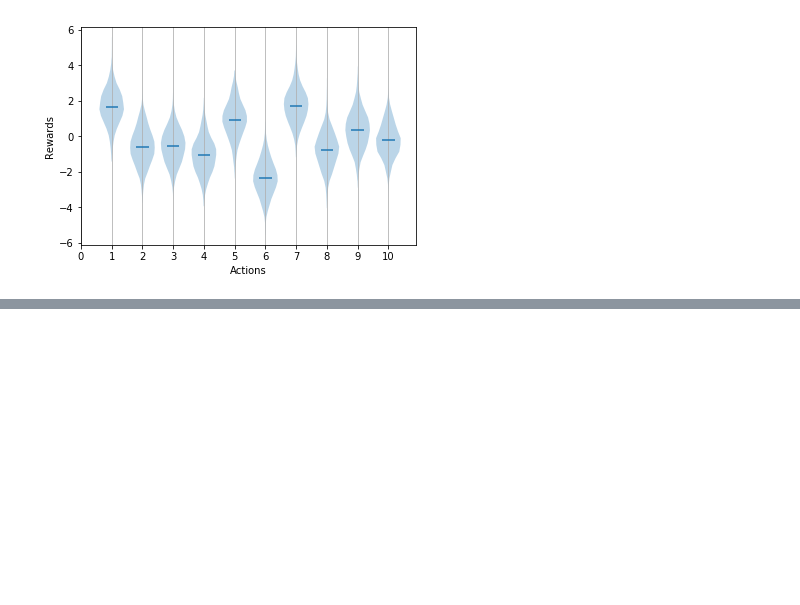
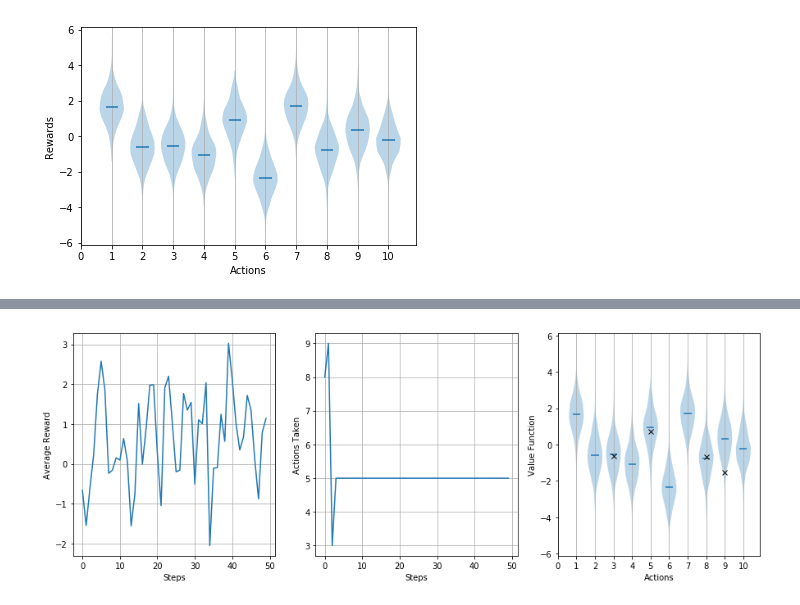
Before and after one commit to chandrusuresh/ReinforcementLearning, a Jupyter notebook: SimpleBandit.ipynb, the cells around one changed output, grey strips where cells are left out. Drawn from its saved outputs; the diff is of its cells as text; code cells hidden in the pictures; blank space fills up the shorter version.

Commit message:
Updated with summary of findings and more experiments
Added summary to each experiment and added experiments for optimistic initial values and unbiased recency weighting

```diff
--- a/SimpleBandit.ipynb
+++ b/SimpleBandit.ipynb
@@ -44,0 +50,22 @@ A simple simulation of the k-Armed bandit problem wiht a greedy algorithm of sel
+# %%
+steps = 50
+np.random.seed(3)
+rewards_1Run,optAct_1Run,Q_1Run = bandit.simpleBandit(R,steps,0,0,0,0)
+fig,ax = plt.subplots(1,3,figsize=(15,5))
+ax[0].plot(range(steps),rewards_1Run);
+ax[0].grid(True);
+ax[0].set_ylabel('Average Reward');
+ax[0].set_xlabel('Steps');
+ax[1].plot(range(steps),optAct_1Run);
+ax[1].grid(True);
+ax[1].set_ylabel('Actions Taken');
+ax[1].set_xlabel('Steps');
+val_1Run = [(i+1,v) for i,v in enumerate(Q_1Run) if v!= 0]
+ax[2].violinplot(data,range(1,k+1),points=20,widths=0.8,showmeans=True,showextrema=False,showmedians=False);
+[ax[2].plot(v[0],v[1],'kx') for v in val_1Run];
+ax[2].grid(axis='x');
+ax[2].set_xticks(range(k+1));
+ax[2].set_ylabel('Value Function');
+ax[2].set_xlabel('Actions');
+# %% [output]
+[figure, added]
```
Also changed, not shown: parts of 24 cells of this notebook, 1 other file.
